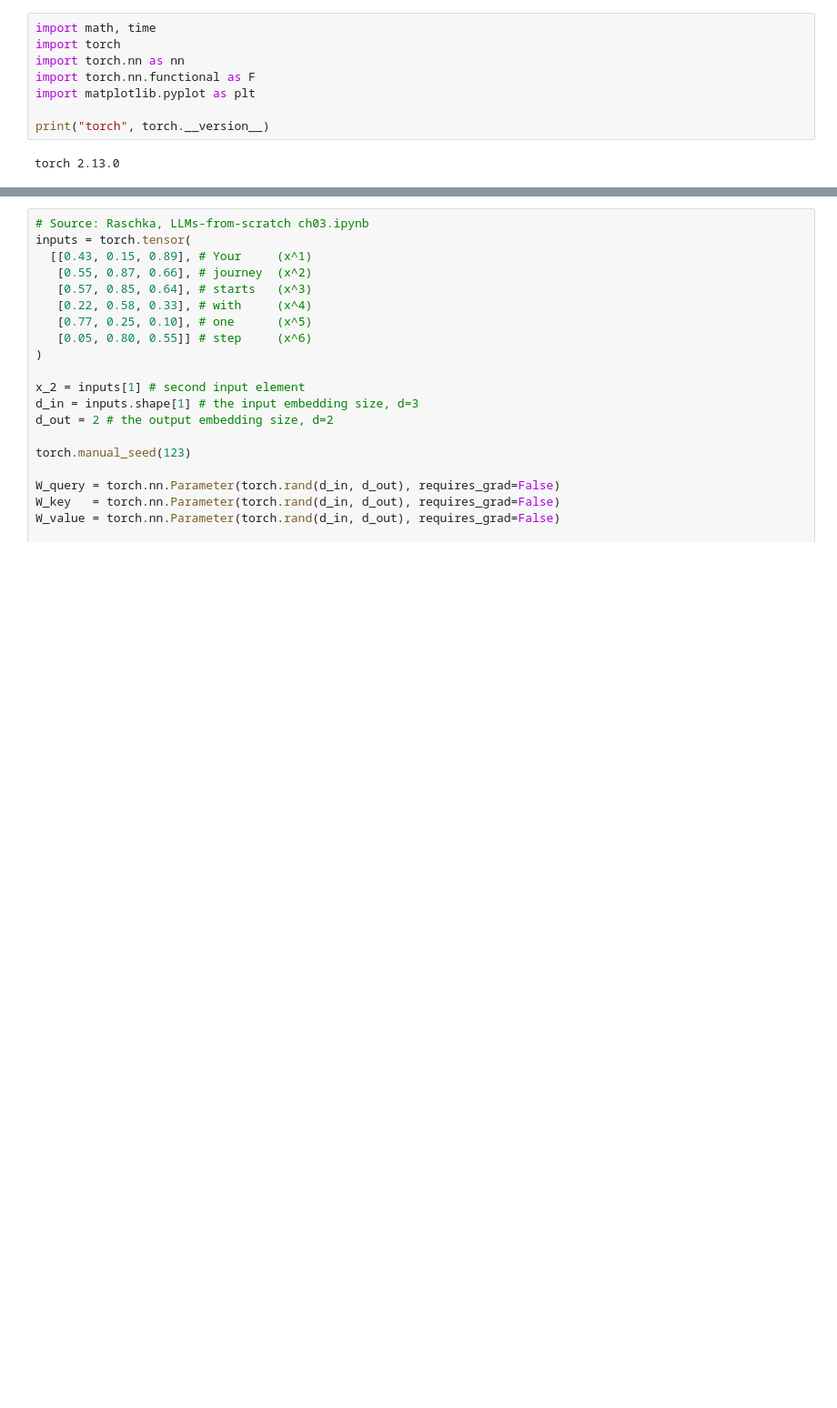
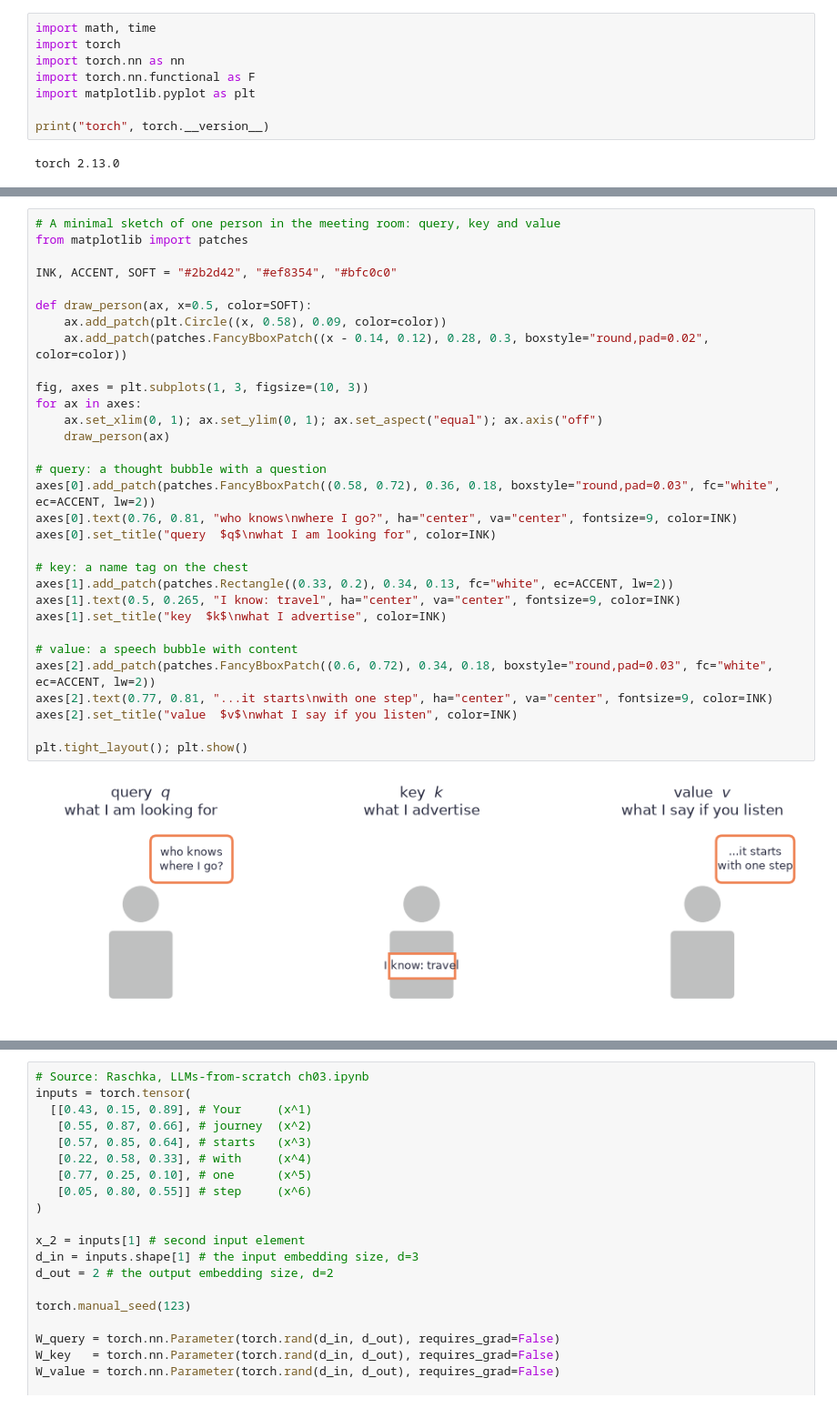
Before and after one commit to chungenyu6/ai-learning-notebooks, a Jupyter notebook: 02-LLM/live/02_self_and_cross_attention.ipynb, the cells around one changed output, grey strips where cells are left out. Shown at 91% size. Cells and saved outputs as stored; diff of their text form; blank space fills up the shorter version.

```diff
--- a/02-LLM/live/02_self_and_cross_attention.ipynb
+++ b/02-LLM/live/02_self_and_cross_attention.ipynb
@@ -48,3 +68,36 @@ torch 2.13.0
+# %%
+# A minimal sketch of one person in the meeting room: query, key and value
+from matplotlib import patches
+
+INK, ACCENT, SOFT = "#2b2d42", "#ef8354", "#bfc0c0"
+
+def draw_person(ax, x=0.5, color=SOFT):
+    ax.add_patch(plt.Circle((x, 0.58), 0.09, color=color))
+    ax.add_patch(patches.FancyBboxPatch((x - 0.14, 0.12), 0.28, 0.3, boxstyle="round,pad=0.02", color=color))
+
+fig, axes = plt.subplots(1, 3, figsize=(10, 3))
+for ax in axes:
+    ax.set_xlim(0, 1); ax.set_ylim(0, 1); ax.set_aspect("equal"); ax.axis("off")
+    draw_person(ax)
+
+# query: a thought bubble with a question
+axes[0].add_patch(patches.FancyBboxPatch((0.58, 0.72), 0.36, 0.18, boxstyle="round,pad=0.03", fc="white", ec=ACCENT, lw=2))
+axes[0].text(0.76, 0.81, "who knows\nwhere I go?", ha="center", va="center", fontsize=9, color=INK)
+axes[0].set_title("query  $q$\nwhat I am looking for", color=INK)
+
+# key: a name tag on the chest
+axes[1].add_patch(patches.Rectangle((0.33, 0.2), 0.34, 0.13, fc="white", ec=ACCENT, lw=2))
+axes[1].text(0.5, 0.265, "I know: travel", ha="center", va="center", fontsize=9, color=INK)
+axes[1].set_title("key  $k$\nwhat I advertise", color=INK)
+
+# value: a speech bubble with content
+axes[2].add_patch(patches.FancyBboxPatch((0.6, 0.72), 0.34, 0.18, boxstyle="round,pad=0.03", fc="white", ec=ACCENT, lw=2))
+axes[2].text(0.77, 0.81, "...it starts\nwith one step", ha="center", va="center", fontsize=9, color=INK)
+axes[2].set_title("value  $v$\nwhat I say if you listen", color=INK)
+
+plt.tight_layout(); plt.show()
+# %% [output]
+[figure, added]
 # %% [markdown]
 ## 1. Self-attention with trainable weights, step by step
 
```
Also changed, not shown: parts of 15 cells of this notebook, 5 other files.
